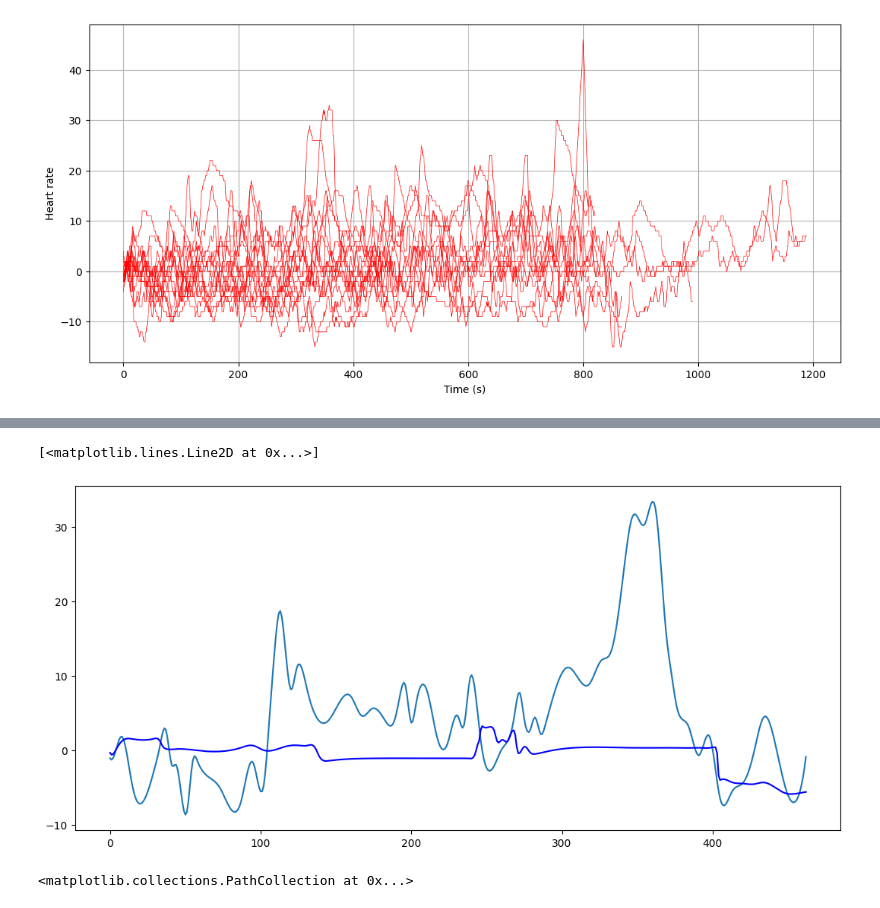
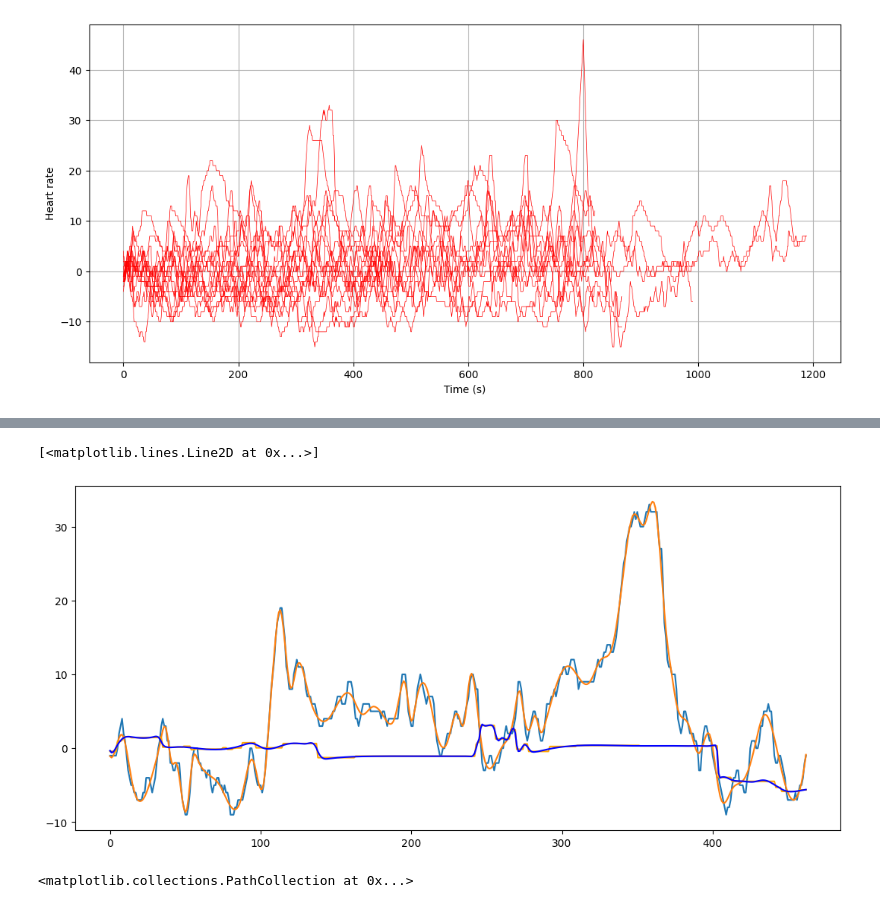
Before and after one commit to tommdim/statistics-101, a Jupyter notebook: project/src/vale.ipynb, the cells around one changed output, grey strips where cells are left out. Drawn from its saved outputs; the diff is of its cells as text; code cells hidden in the pictures.

```diff
--- a/project/src/vale.ipynb
+++ b/project/src/vale.ipynb
@@ -177,20 +192,20 @@ Y = hb0
 # %%
 from scipy.interpolate import UnivariateSpline
 realwage = realwage.dropna(axis=0)
 hb0 = realwage['Game0']['b']['HR'] - heart_rate_delta(realwage,'b','Game0')
 t = realwage.index
 spl = UnivariateSpline(t, hb0)
 
 eb0 = realwage['Game0']['b']['Evaluation']
 sple = UnivariateSpline(t, eb0)
 sple.set_smoothing_factor(10)
-# plt.plot(t,hb0)
+plt.plot(t,hb0)
 plt.plot(t, spl(t))
-# plt.plot(t,eb0, color='orange')
+plt.plot(t,eb0, color='orange')
 plt.plot(t, sple(t),color='b')
 # %% [output]
 [<matplotlib.lines.Line2D at 0x...>]
-[figure, old version]
+[figure, new version]
 # %%
 # from scipy import interpolate
 # realwage = realwage.dropna(axis=0)
```
Also changed, not shown: parts of 5 cells of this notebook.
